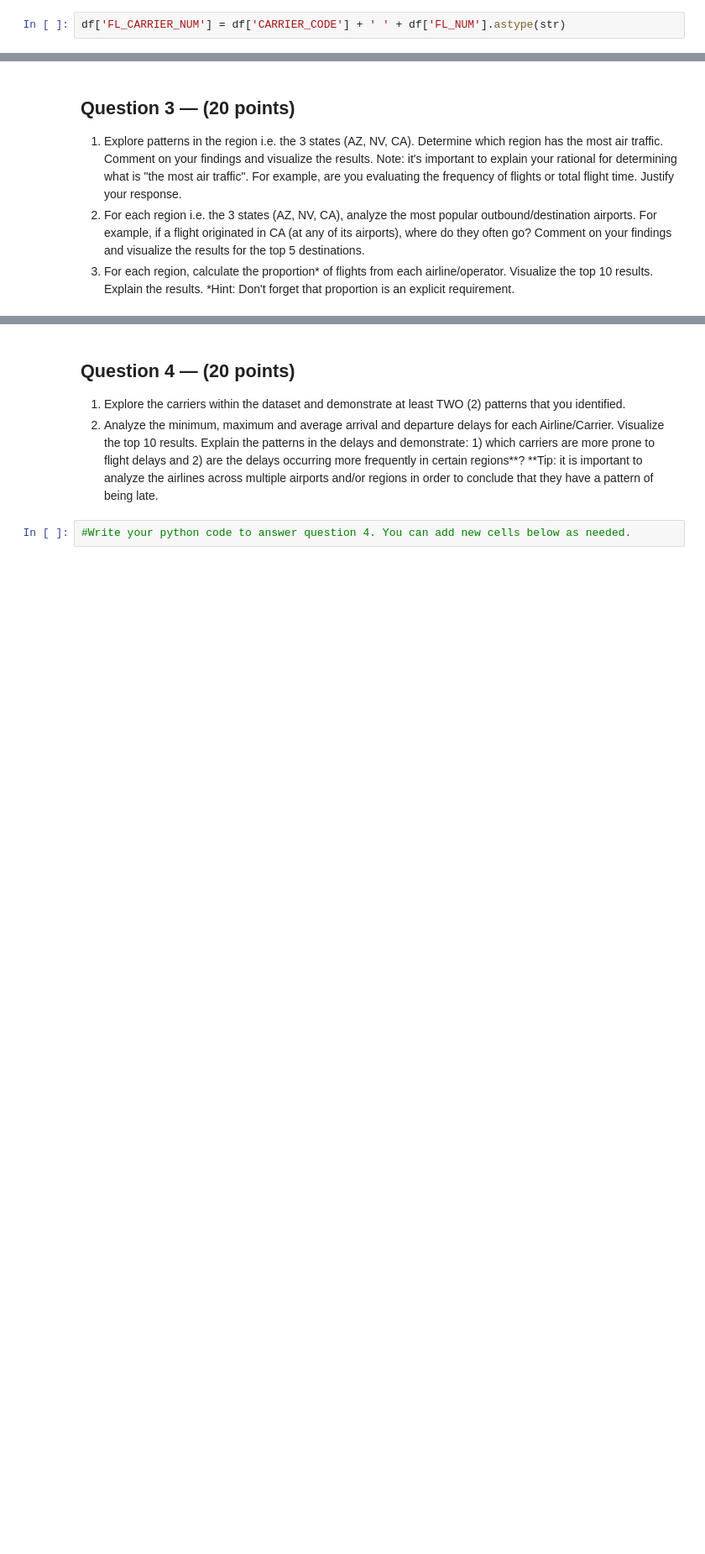
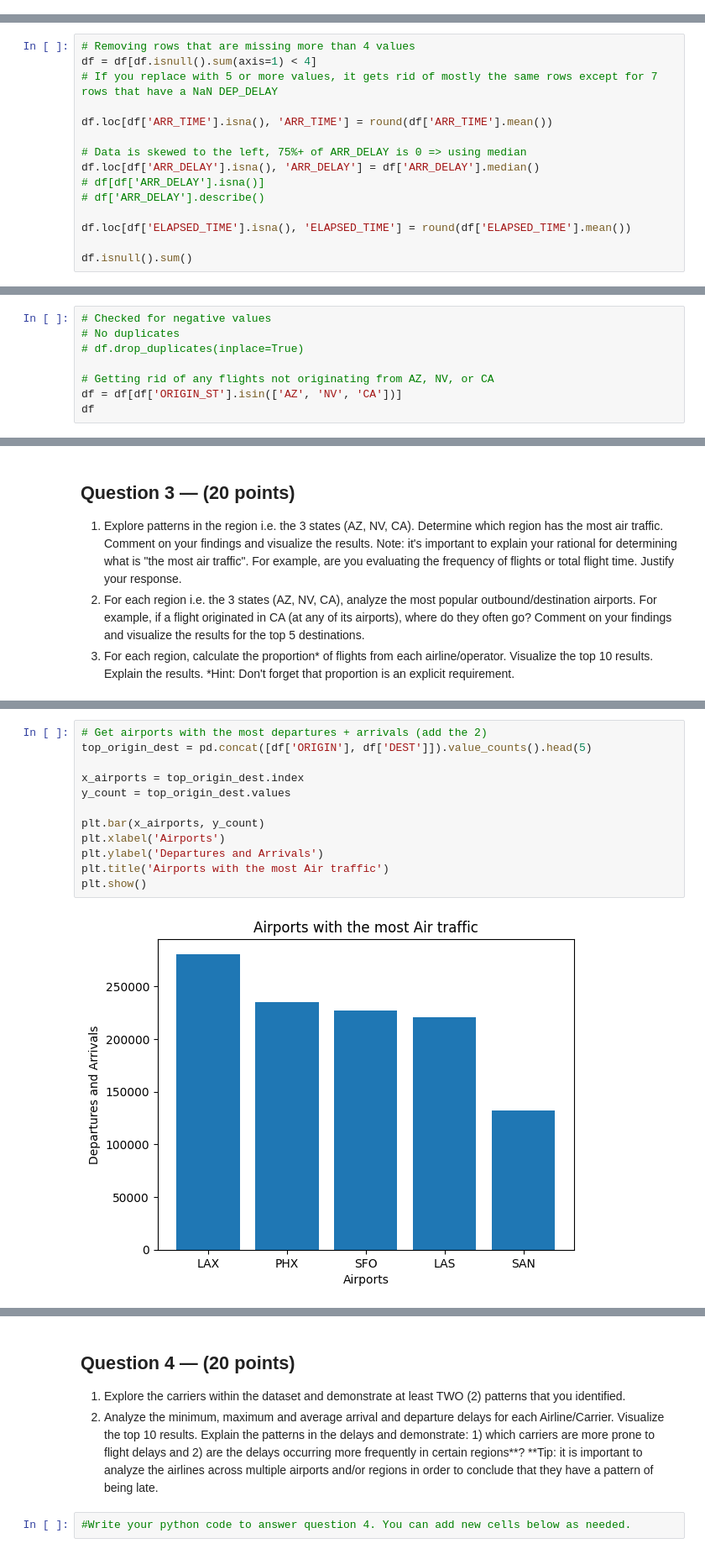
Before and after one commit to ayushzenith/practicum_1, a Jupyter notebook: Practicum.1.Group.30.ipynb, the cells around one changed output, grey strips where cells are left out. Shown at 84% size. Saved outputs shown, nothing was run; the diff lists cells and outputs as text; blank space fills up the shorter version.

```diff
--- a/Practicum.1.Group.30.ipynb
+++ b/Practicum.1.Group.30.ipynb
@@ -109,2 +158,0 @@ df['FL_DATE'] = pd.to_datetime(df['FL_DATE'], errors='coerce')
-# %%
-df['FL_CARRIER_NUM'] = df['CARRIER_CODE'] + ' ' + df['FL_NUM'].astype(str)
@@ -146,0 +159,15 @@ memory usage: 217.2+ MB
+# %%
+# Removing rows that are missing more than 4 values
+df = df[df.isnull().sum(axis=1) < 4]
+# If you replace with 5 or more values, it gets rid of mostly the same rows except for 7 rows that have a NaN DEP_DELAY
+
+df.loc[df['ARR_TIME'].isna(), 'ARR_TIME'] = round(df['ARR_TIME'].mean())
+
+# Data is skewed to the left, 75%+ of ARR_DELAY is 0 => using median
+df.loc[df['ARR_DELAY'].isna(), 'ARR_DELAY'] = df['ARR_DELAY'].median()
+# df[df['ARR_DELAY'].isna()]
+# df['ARR_DELAY'].describe()
+
+df.loc[df['ELAPSED_TIME'].isna(), 'ELAPSED_TIME'] = round(df['ELAPSED_TIME'].mean())
+
+df.isnull().sum()
@@ -146,0 +190,8 @@ memory usage: 217.2+ MB
+# %%
+# Checked for negative values
+# No duplicates
+# df.drop_duplicates(inplace=True)
+
+# Getting rid of any flights not originating from AZ, NV, or CA
+df = df[df['ORIGIN_ST'].isin(['AZ', 'NV', 'CA'])]
+df
@@ -155,0 +223,14 @@ memory usage: 217.2+ MB
+# %%
+# Get airports with the most departures + arrivals (add the 2)
+top_origin_dest = pd.concat([df['ORIGIN'], df['DEST']]).value_counts().head(5)
+
+x_airports = top_origin_dest.index
+y_count = top_origin_dest.values
+
+plt.bar(x_airports, y_count)
+plt.xlabel('Airports')
+plt.ylabel('Departures and Arrivals')
+plt.title('Airports with the most Air traffic')
+plt.show()
+# %% [output]
+[figure, added]
```
Also changed, not shown: parts of 18 cells of this notebook.
